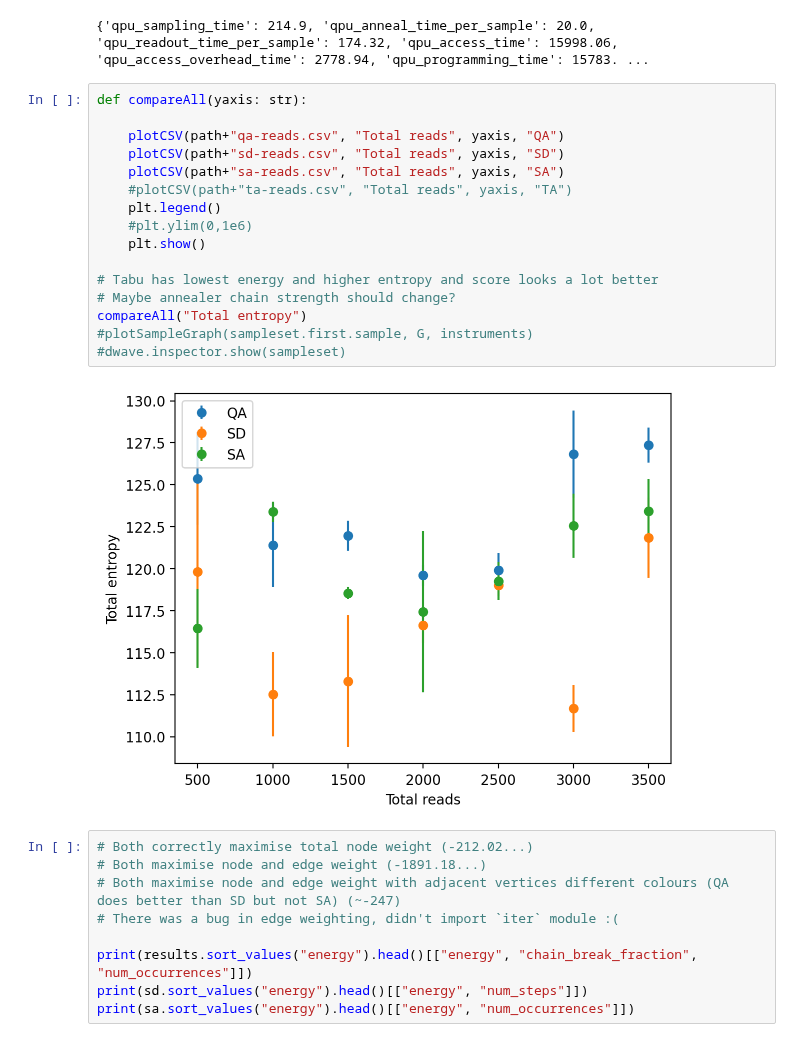
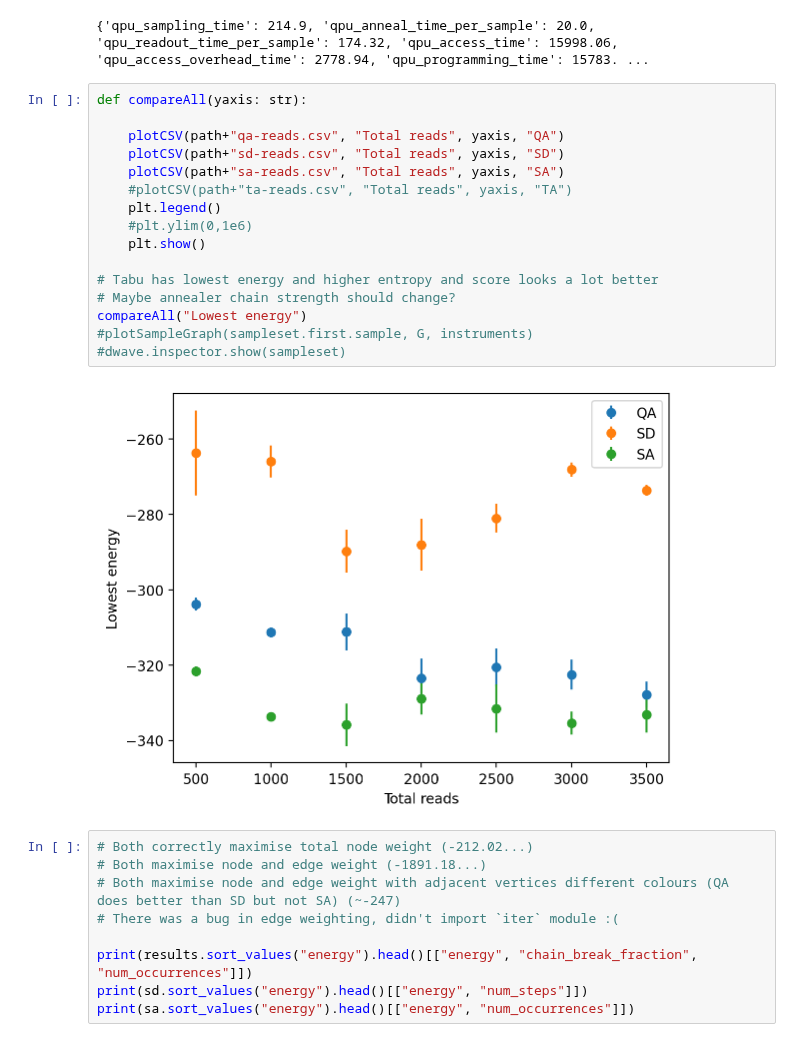
Before and after one commit to KirbyZX/PHYS4213, a Jupyter notebook: Code/CompareToClassical.ipynb, the cells around one changed output. Cells and saved outputs as stored; diff of their text form.

```diff
--- a/Code/CompareToClassical.ipynb
+++ b/Code/CompareToClassical.ipynb
@@ -133,21 +133,21 @@ print(sampleset.info["timing"])
 # %%
 def compareAll(yaxis: str):
 
     plotCSV(path+"qa-reads.csv", "Total reads", yaxis, "QA")
     plotCSV(path+"sd-reads.csv", "Total reads", yaxis, "SD")
     plotCSV(path+"sa-reads.csv", "Total reads", yaxis, "SA")
     #plotCSV(path+"ta-reads.csv", "Total reads", yaxis, "TA")
     plt.legend()
     #plt.ylim(0,1e6)
     plt.show()
 
 # Tabu has lowest energy and higher entropy and score looks a lot better
 # Maybe annealer chain strength should change?
-compareAll("Total entropy")
+compareAll("Lowest energy")
 #plotSampleGraph(sampleset.first.sample, G, instruments)
 #dwave.inspector.show(sampleset)
 # %% [output]
-[figure, old version]
+[figure, new version]
 # %%
 # Both correctly maximise total node weight (-212.02...)
 # Both maximise node and edge weight (-1891.18...)
```
Also changed, not shown: parts of 1 cell of this notebook, 2 other files.
